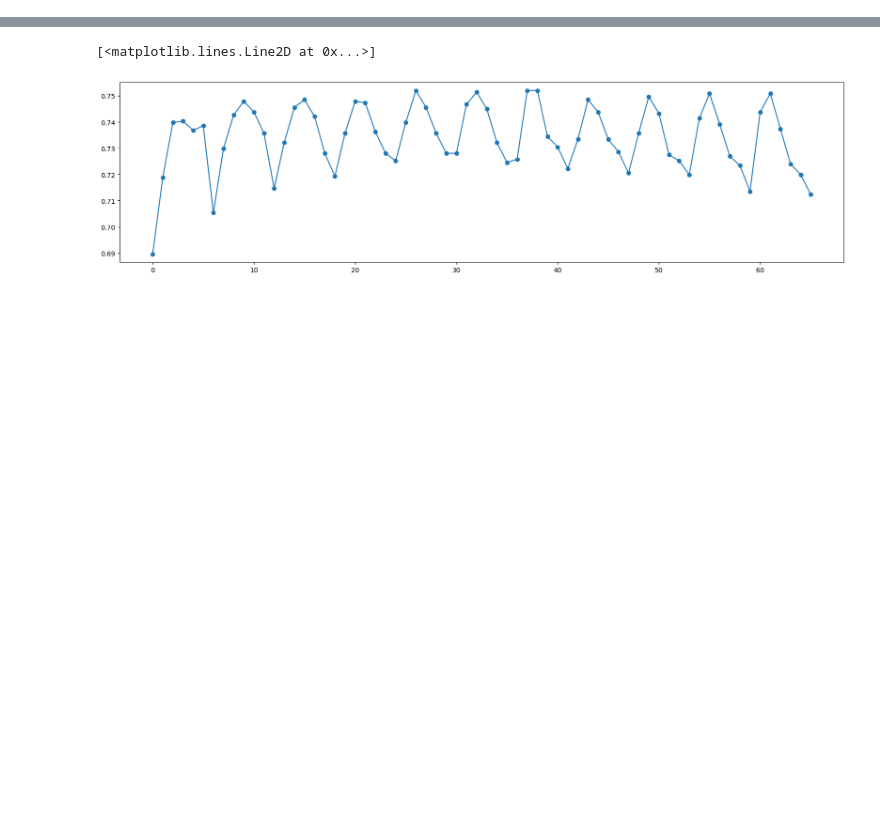
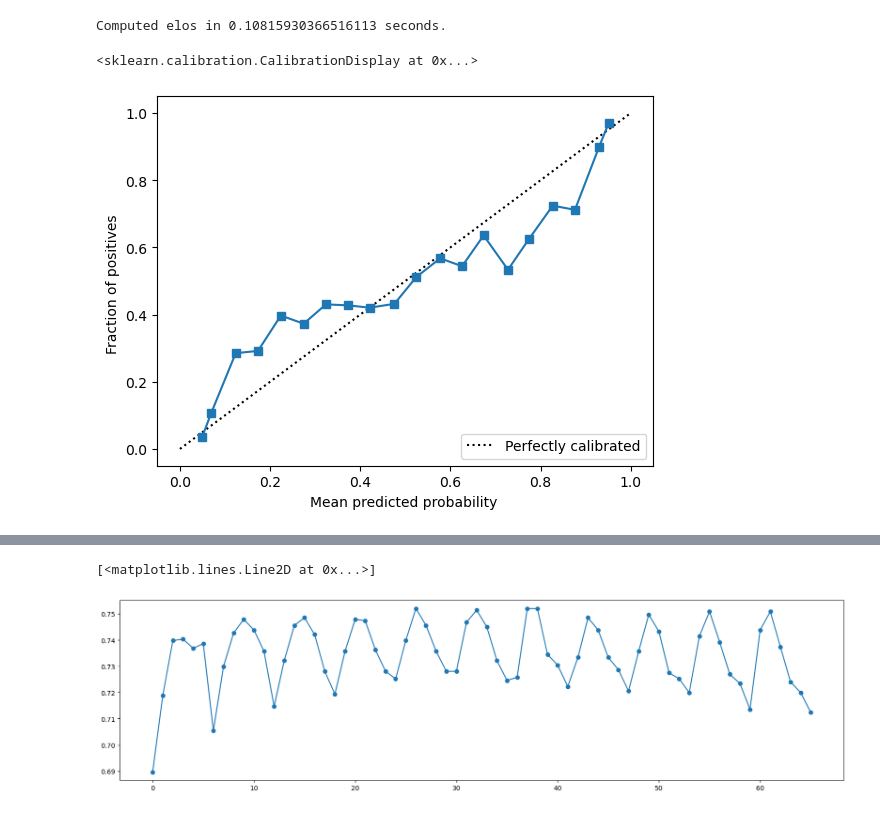
Before and after one commit to evanglas/lacrosse-analysis, a Jupyter notebook: elo_predictor.ipynb, the cells around one changed output, grey strips where cells are left out. Saved outputs shown, nothing was run; the diff lists cells and outputs as text; code cells hidden in the pictures; blank space fills up the shorter version.

Commit message:
Began looking at elo model calibration

```diff
--- a/elo_predictor.ipynb
+++ b/elo_predictor.ipynb
@@ -194,0 +194,26 @@ Computed elos in 0.11908817291259766 seconds.
+# %%
+sd = ELO(
+    elo_df.winner,
+    elo_df.loser,
+    ids=elo_df.id,
+    timestamps=elo_df.index,
+    seasonal_mean_reversion=-0.1,
+    k=32,
+    elo_diff=400
+)
+sd.fit_fastest()
+d = sd.show_elos()
+d = d.loc[d.timestamp > '2018']
+win_sample = d.sample(frac = 0.5)
+lose_sample = d.drop(win_sample.index)
+p_true = [1] * len(win_sample) + [0] * len(lose_sample)
+p_pred = win_sample.win_prob.tolist() + (1-lose_sample.win_prob).tolist()
+p_pred = np.array(p_pred)
+def sigmoid(x, A, B):
+    return 1 / (1 + np.exp(A * x + B))
+prob_true, prob_pred = calibration_curve(p_true, sigmoid(p_pred, -6, 3), n_bins=20, strategy='uniform')
+CalibrationDisplay(prob_true, prob_pred, p_pred).plot()
+# %% [output]
+Computed elos in 0.10815930366516113 seconds.
+<sklearn.calibration.CalibrationDisplay at 0x...>
+[figure, added]
```
Also changed, not shown: parts of 17 cells of this notebook.
